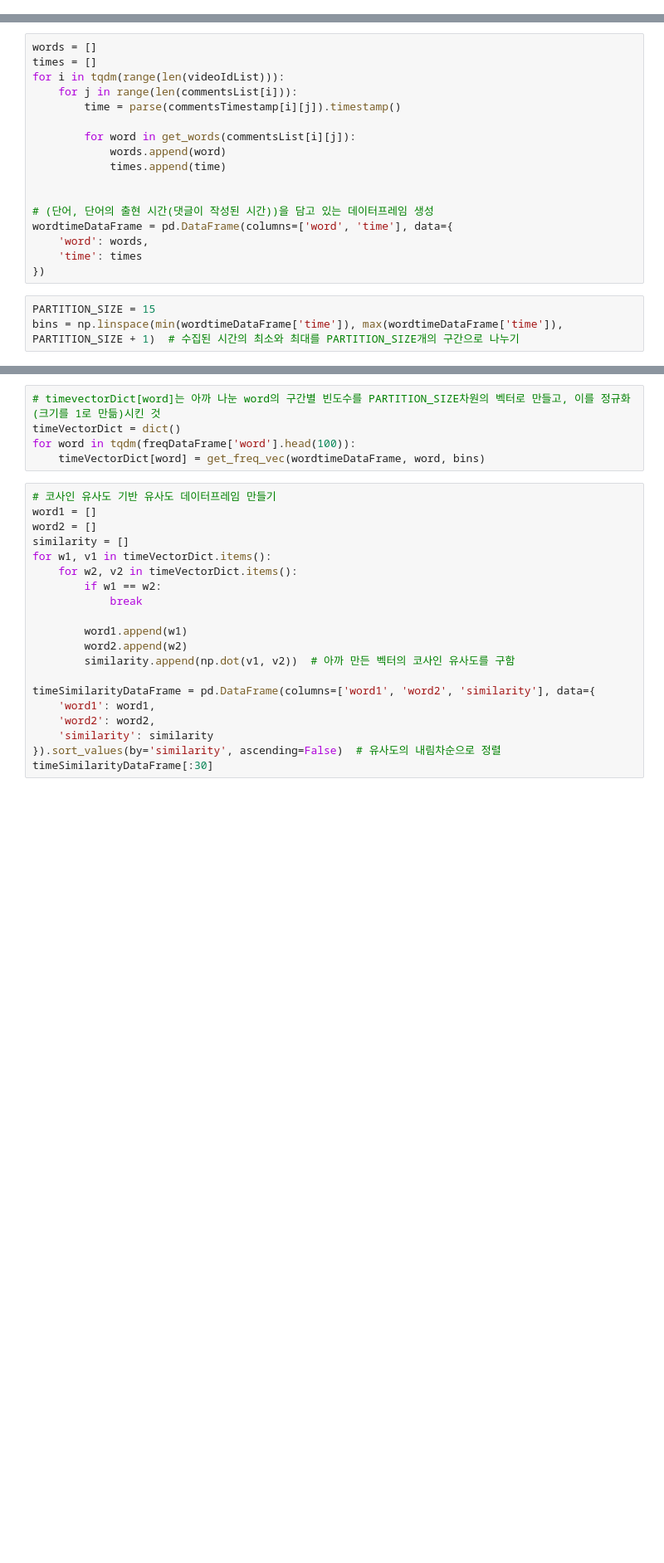
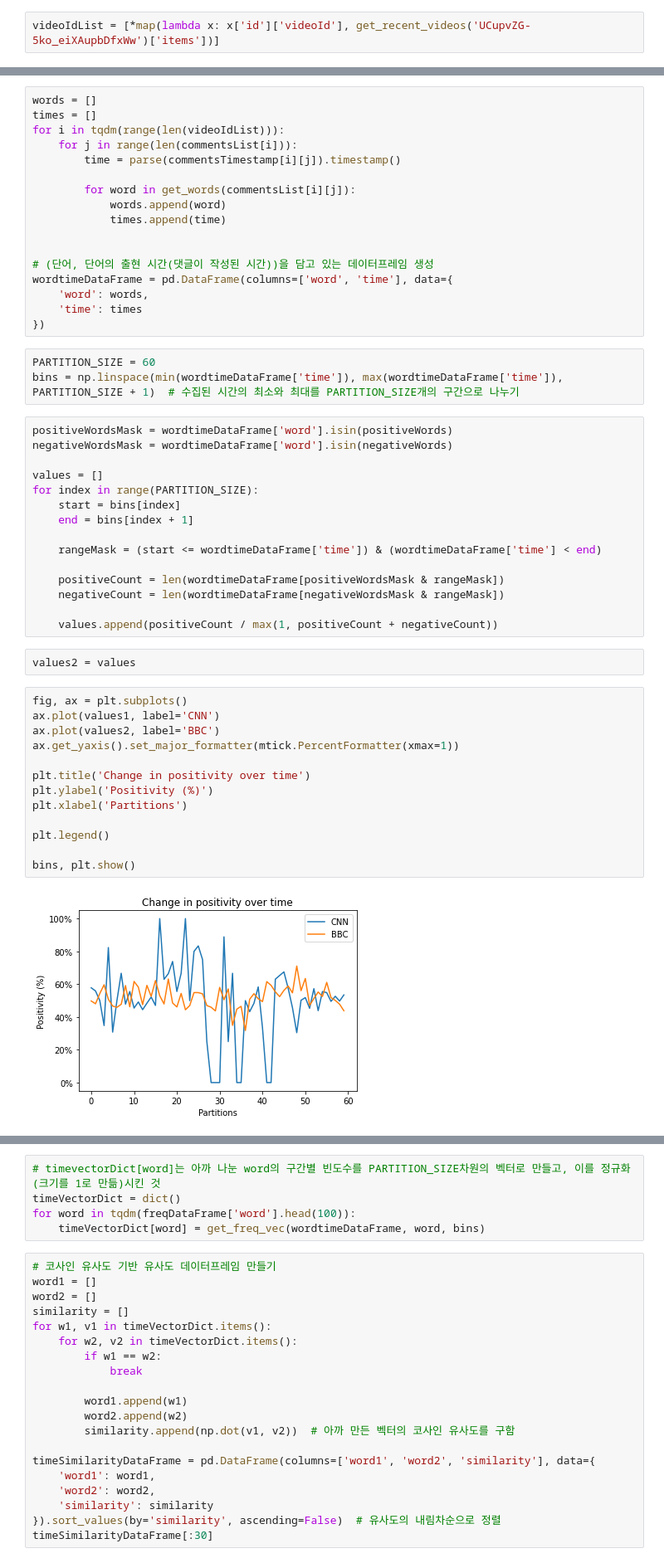
Before and after one commit to SSHS-RNE/youtube-data-acquisition, a Jupyter notebook: sample3.ipynb, the cells around one changed output, grey strips where cells are left out. Shown at 83% size. Saved outputs shown, nothing was run; the diff lists cells and outputs as text; blank space fills up the shorter version.

```diff
--- a/sample3.ipynb
+++ b/sample3.ipynb
@@ -16,0 +56,2 @@ videoIdList = retrieve_playlist_videos('PLS3XGZxi7cBVTzEE4Sim9UuNKnUJq9Vkh')  #
+# %%
+videoIdList = [*map(lambda x: x['id']['videoId'], get_recent_videos('UCupvZG-5ko_eiXAupbDfxWw')['items'])]
@@ -81,5 +158,37 @@ wordtimeDataFrame = pd.DataFrame(columns=['word', 'time'], data={
     'time': times
 })
 # %%
-PARTITION_SIZE = 15
+PARTITION_SIZE = 60
 bins = np.linspace(min(wordtimeDataFrame['time']), max(wordtimeDataFrame['time']), PARTITION_SIZE + 1)  # 수집된 시간의 최소와 최대를 PARTITION_SIZE개의 구간으로 나누기
+# %%
+positiveWordsMask = wordtimeDataFrame['word'].isin(positiveWords)
+negativeWordsMask = wordtimeDataFrame['word'].isin(negativeWords)
+
+values = []
+for index in range(PARTITION_SIZE):
+    start = bins[index]
+    end = bins[index + 1]
+
+    rangeMask = (start <= wordtimeDataFrame['time']) & (wordtimeDataFrame['time'] < end)
+
+    positiveCount = len(wordtimeDataFrame[positiveWordsMask & rangeMask])
+    negativeCount = len(wordtimeDataFrame[negativeWordsMask & rangeMask])
+
+    values.append(positiveCount / max(1, positiveCount + negativeCount))
+# %%
+values2 = values
+# %%
+fig, ax = plt.subplots()
+ax.plot(values1, label='CNN')
+ax.plot(values2, label='BBC')
+ax.get_yaxis().set_major_formatter(mtick.PercentFormatter(xmax=1))
+
+plt.title('Change in positivity over time')
+plt.ylabel('Positivity (%)')
+plt.xlabel('Partitions')
+
+plt.legend()
+
+bins, plt.show()
+# %% [output]
+[figure, added]
```
Also changed, not shown: parts of 30 cells of this notebook, 48 other files.
